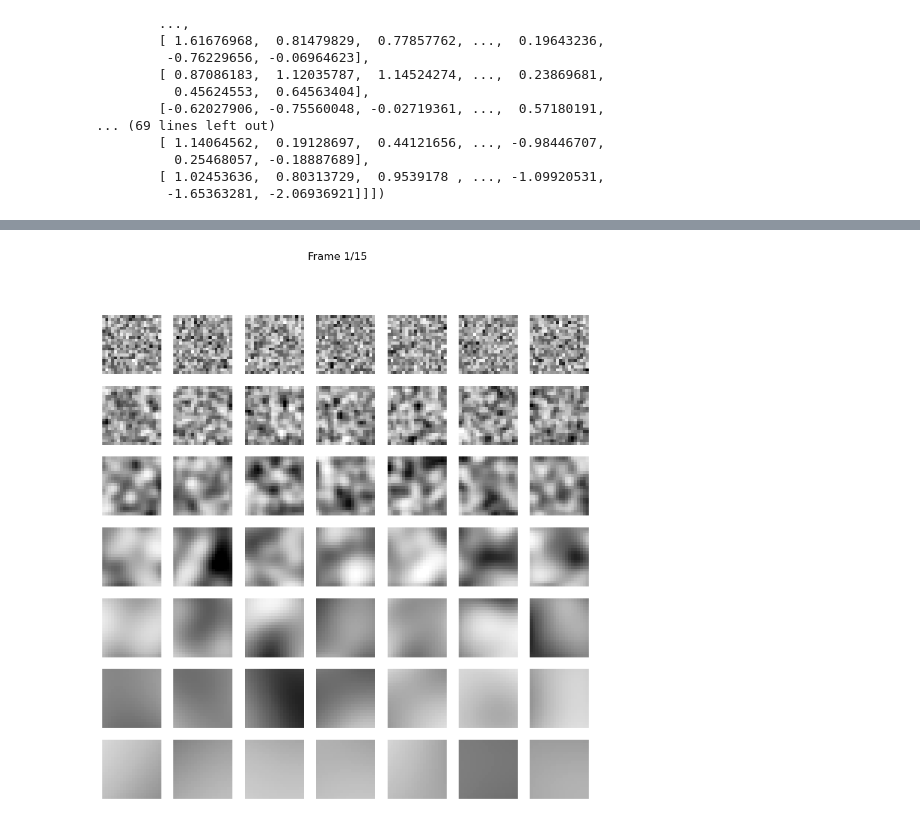
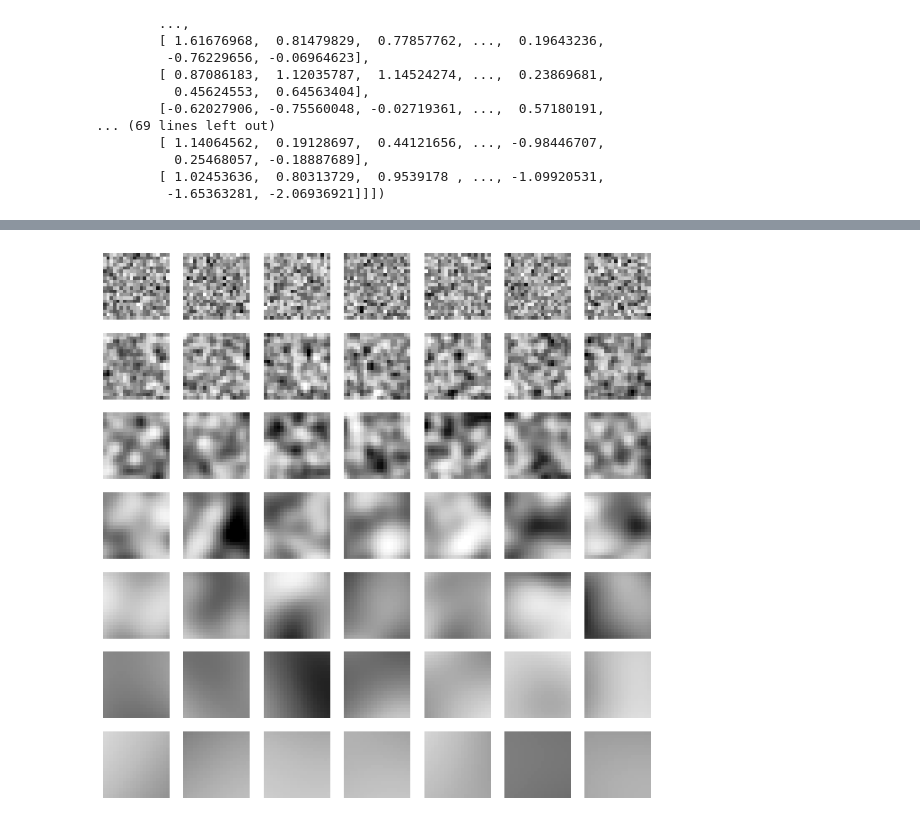
Before and after one commit to TomGeorge1234/gp_video, a Jupyter notebook: gp_videos.ipynb, the cells around one changed output, grey strips where cells are left out. Cells and saved outputs as stored; diff of their text form; code cells hidden in the pictures.

```diff
--- a/gp_videos.ipynb
+++ b/gp_videos.ipynb
@@ -63,24 +63,23 @@ for filename in os.listdir(results_dir):
 # %%
 # Function to update the plot for each frame
 def update(frame):
     fig = plt.gcf()  # Get the current figure
     #ax = fig.gca()  # Get the current axis
     for i in range(ax.shape[0]):
         for j in range(ax.shape[1]):
             ax[i,j].cla()
             ax[i,j].set_aspect('equal')
             ax[i,j].axis('off')
             ax[i,j].imshow(data_array[:,:,frame,0,i,j], cmap='Greys',vmin=-3,vmax=3)
-    fig.suptitle(f'Frame {frame+1}/{N_t}')
 # Initialize the figure
 fig, ax = plt.subplots(N_L,N_T,figsize=(10,10))
 
 # Create the animation
 anim = FuncAnimation(fig, update, frames=N_t, interval=1000/30)
 
 # Show the animation using HTML
 from IPython.display import HTML
 HTML(anim.to_html5_video())
 # %% [output]
 [interactive output not drawn]
-[figure, old version]
+[figure, new version]
```
Also changed, not shown: 1 other file.
